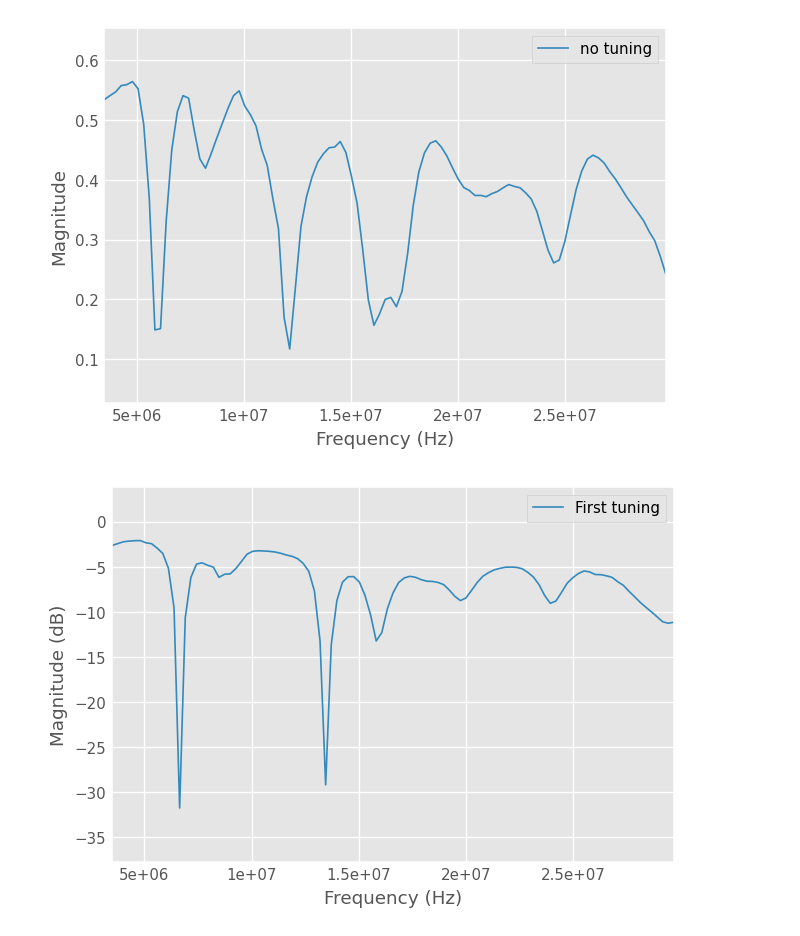
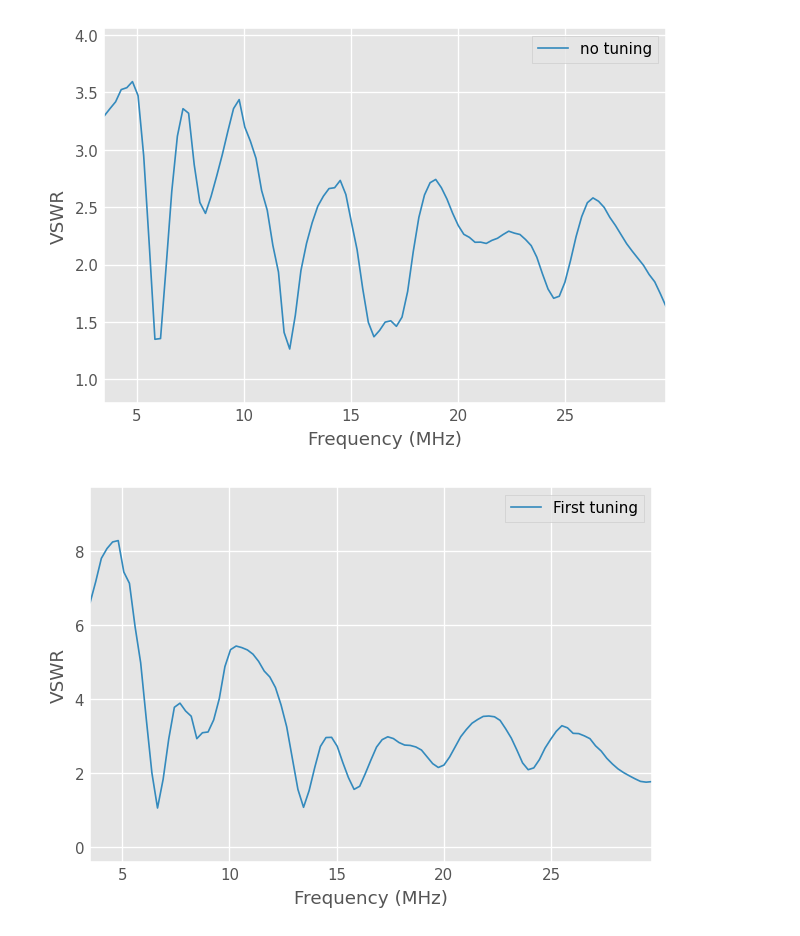
Before and after one commit to darienmt/hf-antenna, a Jupyter notebook: EndfedAntenna.ipynb, the cells around one changed output. Drawn from its saved outputs; the diff is of its cells as text; code cells hidden in the pictures.

```diff
--- a/EndfedAntenna.ipynb
+++ b/EndfedAntenna.ipynb
@@ -4,14 +4,14 @@ import skrf as rf
 from pylab import *
 rf.stylely()
 # %%
-before_tuning = rf.Network('data/nanovna-20250114-023725.s1p')
+before_tuning = rf.Network('data/nanovna-20250114-023725.s1p', f_unit='mhz')
 # %%
-before_tuning.plot_s_mag(label='no tuning')
+before_tuning.plot_s_vswr(label='no tuning')
 # %% [output]
-[figure, old version]
+[figure, new version]
 # %%
-tuning1=rf.Network('data/nanovna-20250114-151820.s1p')
-tuning1.plot_s_db(label='First tuning')
+tuning1=rf.Network('data/nanovna-20250114-151820.s1p', f_unit='mhz')
+tuning1.plot_s_vswr(label='First tuning')
 # %% [output]
-[figure, old version]
+[figure, new version]
 # %%
```
Also changed, not shown: parts of 2 cells of this notebook.
